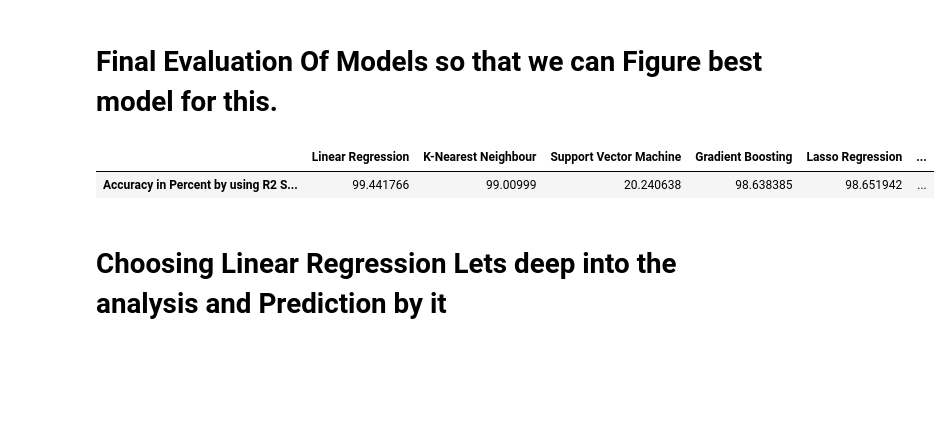
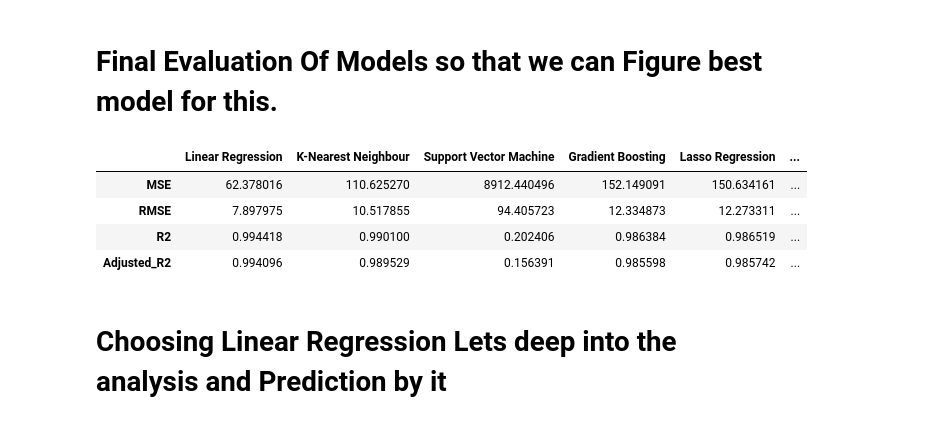
Before and after one commit to ekanshsinghrathore/Yes-Bank-Stock-Closing-Price-Prediction, a Jupyter notebook: Yes_Bank_Stock_Closing_Price_Prediction.ipynb, the cells around one changed output. Saved outputs shown, nothing was run; the diff lists cells and outputs as text; code cells hidden in the pictures; blank space fills up the shorter version.

```diff
--- a/Yes_Bank_Stock_Closing_Price_Prediction.ipynb
+++ b/Yes_Bank_Stock_Closing_Price_Prediction.ipynb
@@ -602,20 +602,31 @@ plt.show()
 # %%
 # importing R2 Square
 from sklearn.metrics import r2_score
+# %%
+# function for checking models accuracy
+def error_matrix(y):
+  MSE = mean_squared_error(y_test,y)
+  RMSE = np.sqrt(MSE)
+  r_2 = r2_score(y_test,y)
+  adj_r2 = 1-(1-r2_score(y_test,y))*(X_test.shape[0]-1)/((X_test.shape[0]-X_test.shape[1]-1))
+  return MSE,RMSE,r_2,adj_r2
 # %%
-R2_Square=['Accuracy in Percent by using R2 Score']
-accuracy_df = pd.DataFrame(index=R2_Square)
-accuracy_df['Linear Regression'] = (r2_score(y_test, y_pred))*100
-accuracy_df['K-Nearest Neighbour'] = (r2_score(y_test, y_knn_test_pred))*100
-accuracy_df['Support Vector Machine'] = (r2_score(y_test, y_svm_test_pred))*100
-accuracy_df['Gradient Boosting'] = (r2_score(y_test, pred_y_test))*100
-accuracy_df['Lasso Regression'] = (r2_score(y_test, y_pred_test))*100
-accuracy_df['Ridge Regression'] = (r2_score(y_test, y_pred_ridge_test))*100
+accuracy_list = ['MSE','RMSE',"R2","Adjusted_R2"]
+accuracy_df = pd.DataFrame(index=accuracy_list)
+accuracy_df['Linear Regression'] = error_matrix(y_pred)
+accuracy_df['K-Nearest Neighbour'] = error_matrix(y_knn_test_pred)
+accuracy_df['Support Vector Machine'] = error_matrix(y_svm_test_pred)
+accuracy_df['Gradient Boosting'] = error_matrix(pred_y_test)
+accuracy_df['Lasso Regression'] = error_matrix(y_pred_test)
+accuracy_df['Ridge Regression'] = error_matrix(y_pred_ridge_test)
 df.swapaxes("index", "columns")
 accuracy_df
 # %% [output]
 |  | Linear Regression | K-Nearest Neighbour | Support Vector Machine | Gradient Boosting | Lasso Regression | ... |
-| Accuracy in Percent by using R2 S... | 99.441766 | 99.00999 | 20.240638 | 98.638385 | 98.651942 | ... |
+| MSE | 62.378016 | 110.625270 | 8912.440496 | 152.149091 | 150.634161 | ... |
+| RMSE | 7.897975 | 10.517855 | 94.405723 | 12.334873 | 12.273311 | ... |
+| R2 | 0.994418 | 0.990100 | 0.202406 | 0.986384 | 0.986519 | ... |
+| Adjusted_R2 | 0.994096 | 0.989529 | 0.156391 | 0.985598 | 0.985742 | ... |
 # %% [markdown]
 # Choosing Linear Regression Lets deep into the analysis and Prediction by it
 # %%
```
